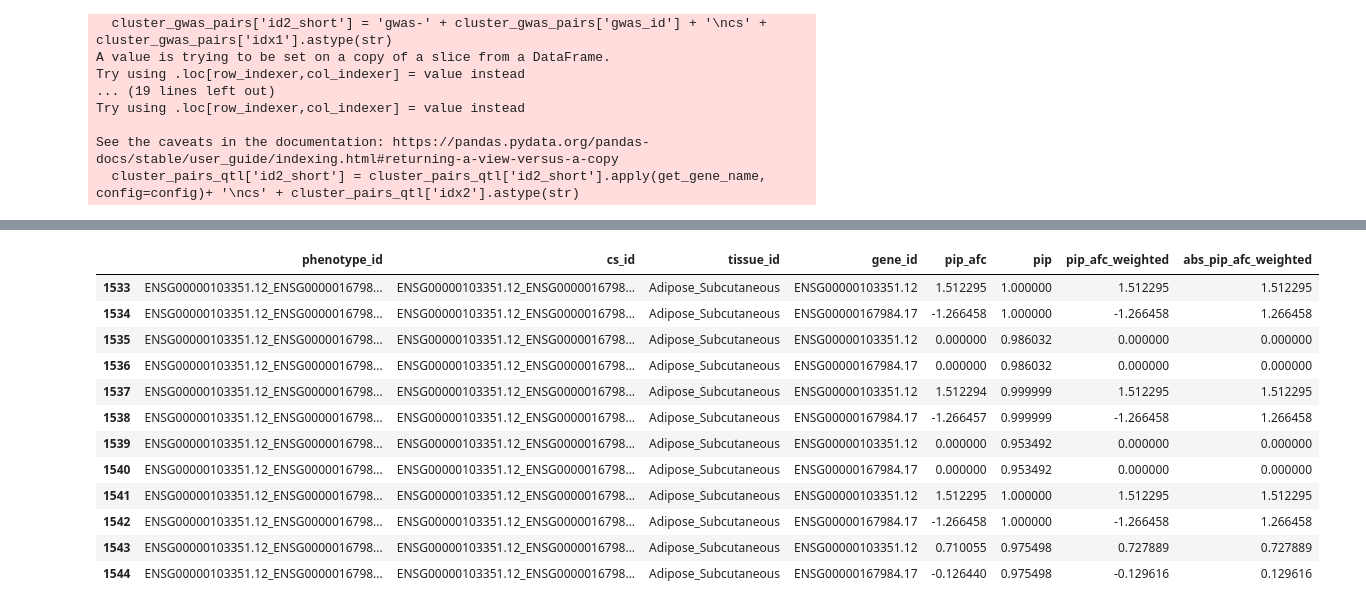
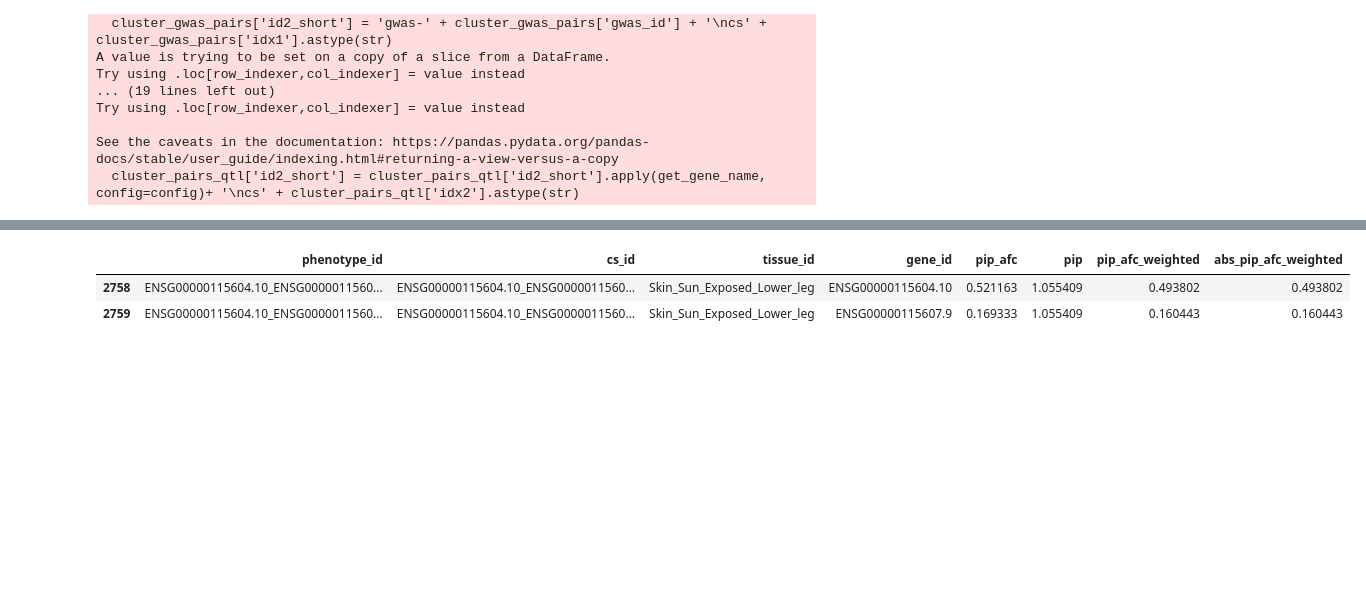
Before and after one commit to kal26/pcqtls, a Jupyter notebook: workflow/supplemental_figures/figure_s13.ipynb, the cells around one changed output, grey strips where cells are left out. Drawn from its saved outputs; the diff is of its cells as text; code cells hidden in the pictures; blank space fills up the shorter version.

```diff
--- a/workflow/supplemental_figures/figure_s13.ipynb
+++ b/workflow/supplemental_figures/figure_s13.ipynb
@@ -65,3 +57,12 @@ gwas_names = ['BMI', 'Body fat %']
+# %%
+example_tissue_id= 'Skin_Sun_Exposed_Lower_leg'
+
+example_cluster_id = 'ENSG00000115604.10_ENSG00000115607.9'
+example_signal_id = 'ENSG00000115604.10_ENSG00000115607.9_pc2_cs_1-gwas_Astle_et_al_2016_Lymphocyte_counts_cluster_ENSG00000115604.10_ENSG00000115607.9_cs_1-gwas_EAGLE_Eczema_cluster_ENSG00000115604.10_ENSG00000115607.9_cs_1-gwas_IBD.EUR.Inflammatory_Bowel_Disease_cluster_ENSG00000115604.10_ENSG00000115607.9_cs_1-gwas_UKB_20002_1452_self_reported_eczema_or_dermatitis_cluster_ENSG00000115604.10_ENSG00000115607.9_cs_1'
+example_cs_id = 'ENSG00000115604.10_ENSG00000115607.9_pc2_cs_1'
+example_gwas_ids = ['Astle_et_al_2016_Lymphocyte_counts_cluster_ENSG00000115604.10_ENSG00000115607.9', 'EAGLE_Eczema_cluster_ENSG00000115604.10_ENSG00000115607.9', 'IBD.EUR.Inflammatory_Bowel_Disease_cluster_ENSG00000115604.10_ENSG00000115607.9', 'UKB_20002_1452_self_reported_eczema_or_dermatitis_cluster_ENSG00000115604.10_ENSG00000115607.9']
+example_gwas_traits = ['Astle_et_al_2016_Lymphocyte_counts', 'EAGLE_Eczema', 'IBD.EUR.Inflammatory_Bowel_Disease', 'UKB_20002_1452_self_reported_eczema_or_dermatitis']
+gwas_names = ['Lymphocyte', 'Eczema', 'IBD', 'Eczema or Dermatitis']
 # %%
 susie_annotated = load_susie_annotated(config, example_tissue_id)
 gwas_signals = load_across_tissues(config, load_gwas_signal_groups)
@@ -282,30 +294,22 @@ plt.show()
 # %%
 # afc information
 pcqtl_afc = load_across_tissues(config, load_pc_afc)
+eqtl_afc = load_across_tissues(config, load_e_afc)
+qtl_afc = pd.concat([pcqtl_afc, eqtl_afc])
 susie_annotated['gene_id'] = susie_annotated['cluster_id'].str.split('_')
 susie_explode = susie_annotated.explode('gene_id')
 
 # merge in afc information
-susie_explode_afc = pd.merge(susie_explode, pcqtl_afc[['pid', 'sid', 'tissue_id', 'log2_aFC']], left_on=['gene_id', 'variant_id', 'tissue_id'],
+susie_explode_afc = pd.merge(susie_explode, qtl_afc[['pid', 'sid', 'tissue_id', 'log2_aFC']], left_on=['gene_id', 'variant_id', 'tissue_id'],
     right_on=['pid', 'sid', 'tissue_id'], how='left')
 
 # pip-weighted afc over credible set
 susie_explode_afc['pip_afc'] = susie_explode_afc['pip'] * susie_explode_afc['log2_aFC']
 credible_set_grouped_afc = susie_explode_afc.groupby(['phenotype_id', 'cs_id', 'tissue_id', 'gene_id']).agg({'pip_afc':'sum', 'pip':'sum'}).reset_index()
 credible_set_grouped_afc['pip_afc_weighted'] = credible_set_grouped_afc['pip_afc']/credible_set_grouped_afc['pip']
 credible_set_grouped_afc['abs_pip_afc_weighted'] = credible_set_grouped_afc['pip_afc_weighted'].abs()
-credible_set_grouped_afc[credible_set_grouped_afc['phenotype_id'].str.contains(example_cluster_id)]
+credible_set_grouped_afc[credible_set_grouped_afc['cs_id']==example_cs_id]
 # %% [output]
 |  | phenotype_id | cs_id | tissue_id | gene_id | pip_afc | pip | pip_afc_weighted | abs_pip_afc_weighted |
-| 1533 | ENSG00000103351.12_ENSG0000016798... | ENSG00000103351.12_ENSG0000016798... | Adipose_Subcutaneous | ENSG00000103351.12 | 1.512295 | 1.000000 | 1.512295 | 1.512295 |
-| 1534 | ENSG00000103351.12_ENSG0000016798... | ENSG00000103351.12_ENSG0000016798... | Adipose_Subcutaneous | ENSG00000167984.17 | -1.266458 | 1.000000 | -1.266458 | 1.266458 |
-| 1535 | ENSG00000103351.12_ENSG0000016798... | ENSG00000103351.12_ENSG0000016798... | Adipose_Subcutaneous | ENSG00000103351.12 | 0.000000 | 0.986032 | 0.000000 | 0.000000 |
-| 1536 | ENSG00000103351.12_ENSG0000016798... | ENSG00000103351.12_ENSG0000016798... | Adipose_Subcutaneous | ENSG00000167984.17 | 0.000000 | 0.986032 | 0.000000 | 0.000000 |
-| 1537 | ENSG00000103351.12_ENSG0000016798... | ENSG00000103351.12_ENSG0000016798... | Adipose_Subcutaneous | ENSG00000103351.12 | 1.512294 | 0.999999 | 1.512295 | 1.512295 |
-| 1538 | ENSG00000103351.12_ENSG0000016798... | ENSG00000103351.12_ENSG0000016798... | Adipose_Subcutaneous | ENSG00000167984.17 | -1.266457 | 0.999999 | -1.266458 | 1.266458 |
-| 1539 | ENSG00000103351.12_ENSG0000016798... | ENSG00000103351.12_ENSG0000016798... | Adipose_Subcutaneous | ENSG00000103351.12 | 0.000000 | 0.953492 | 0.000000 | 0.000000 |
-| 1540 | ENSG00000103351.12_ENSG0000016798... | ENSG00000103351.12_ENSG0000016798... | Adipose_Subcutaneous | ENSG00000167984.17 | 0.000000 | 0.953492 | 0.000000 | 0.000000 |
-| 1541 | ENSG00000103351.12_ENSG0000016798... | ENSG00000103351.12_ENSG0000016798... | Adipose_Subcutaneous | ENSG00000103351.12 | 1.512295 | 1.000000 | 1.512295 | 1.512295 |
-| 1542 | ENSG00000103351.12_ENSG0000016798... | ENSG00000103351.12_ENSG0000016798... | Adipose_Subcutaneous | ENSG00000167984.17 | -1.266458 | 1.000000 | -1.266458 | 1.266458 |
-| 1543 | ENSG00000103351.12_ENSG0000016798... | ENSG00000103351.12_ENSG0000016798... | Adipose_Subcutaneous | ENSG00000103351.12 | 0.710055 | 0.975498 | 0.727889 | 0.727889 |
-| 1544 | ENSG00000103351.12_ENSG0000016798... | ENSG00000103351.12_ENSG0000016798... | Adipose_Subcutaneous | ENSG00000167984.17 | -0.126440 | 0.975498 | -0.129616 | 0.129616 |
+| 2758 | ENSG00000115604.10_ENSG0000011560... | ENSG00000115604.10_ENSG0000011560... | Skin_Sun_Exposed_Lower_leg | ENSG00000115604.10 | 0.521163 | 1.055409 | 0.493802 | 0.493802 |
+| 2759 | ENSG00000115604.10_ENSG0000011560... | ENSG00000115604.10_ENSG0000011560... | Skin_Sun_Exposed_Lower_leg | ENSG00000115607.9 | 0.169333 | 1.055409 | 0.160443 | 0.160443 |
```
Also changed, not shown: parts of 17 cells of this notebook, 9 other files.
